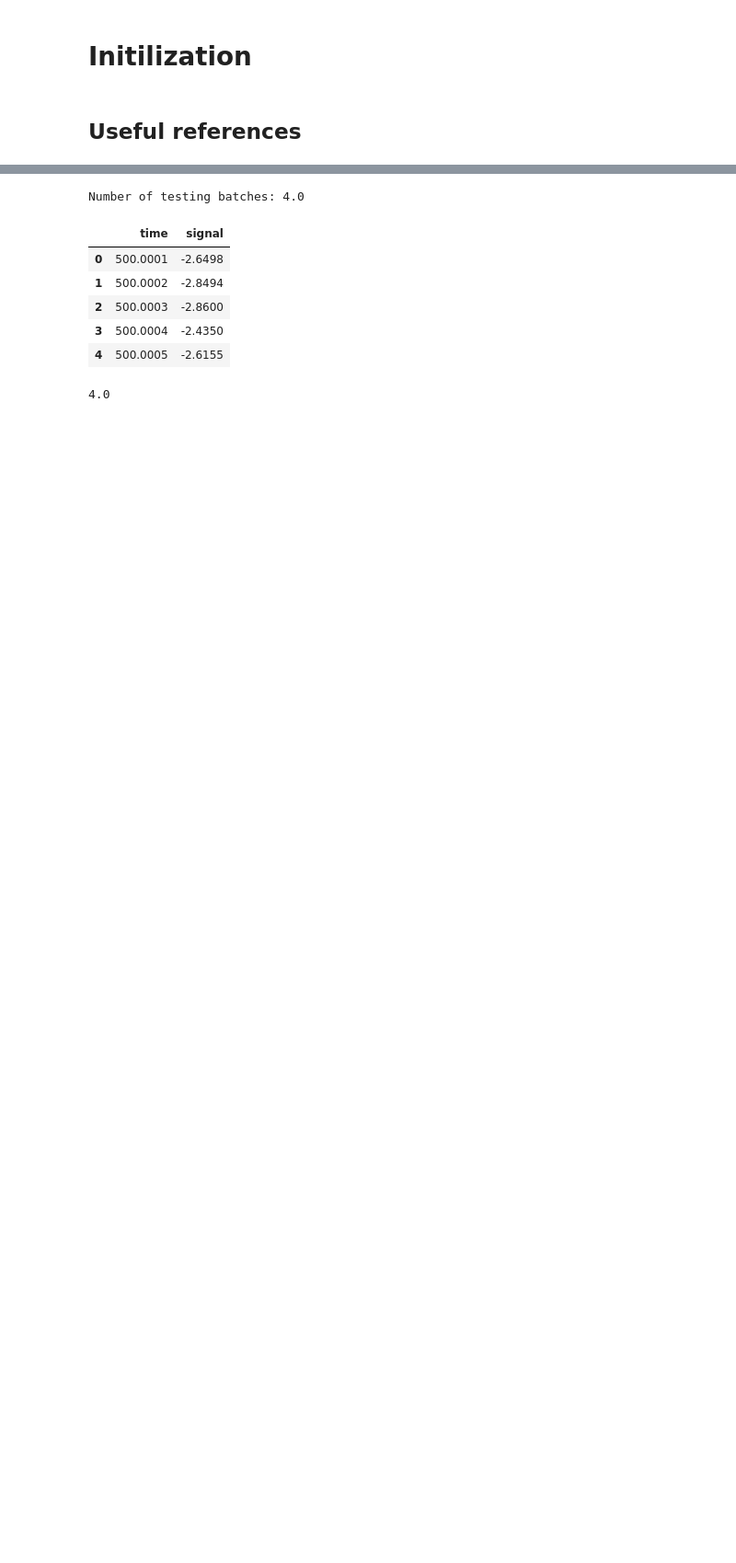
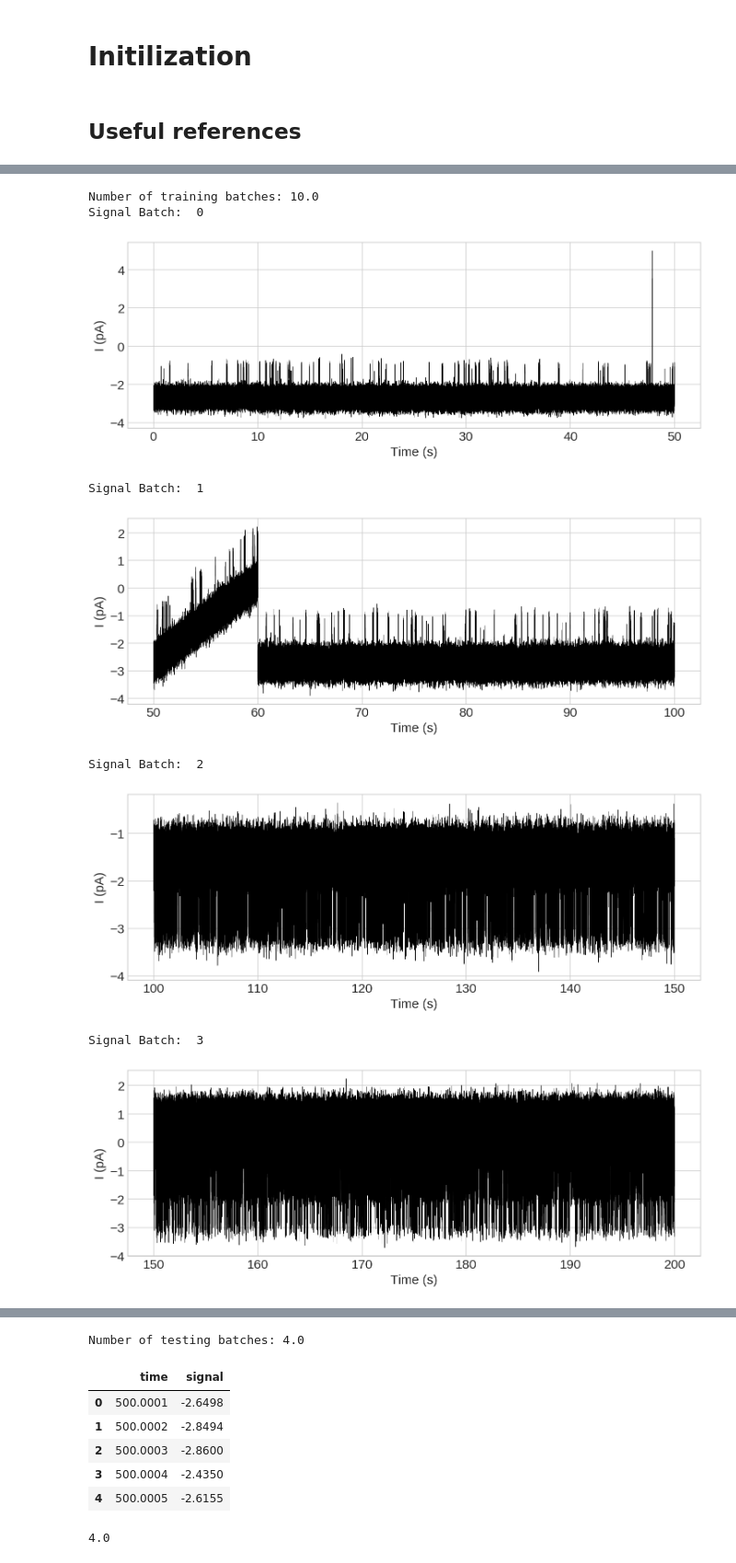
Before and after one commit to geraldgong/Kaggle_Ion, a Jupyter notebook: Features.ipynb, the cells around one changed output, grey strips where cells are left out. Shown at 92% size. Saved outputs shown, nothing was run; the diff lists cells and outputs as text; code cells hidden in the pictures; blank space fills up the shorter version.

```diff
--- a/Features.ipynb
+++ b/Features.ipynb
@@ -30,0 +70,22 @@ Number of training batches: 10.0
+# %%
+print('Number of training batches:', len(df_train)/500000)
+
+for i in range(int(len(df_train)/500000)):
+    print('Signal Batch: ', i)
+    fig, ax = plt.subplots(1, 1, figsize=(12,4))
+    ax.plot(df_train['time'].iloc[i*500000:(i+1)*500000],
+            df_train['signal'].iloc[i*500000:(i+1)*500000],
+            'k', lw=0.5)
+    ax.set_xlabel('Time (s)')
+    ax.set_ylabel('I (pA)')
+    plt.show()
+# %% [output]
+Number of training batches: 10.0
+Signal Batch:  0
+[figure, added]
+Signal Batch:  1
+[figure, added]
+Signal Batch:  2
+[figure, added]
+Signal Batch:  3
+[figure, added]
```
Also changed, not shown: parts of 9 cells of this notebook.
